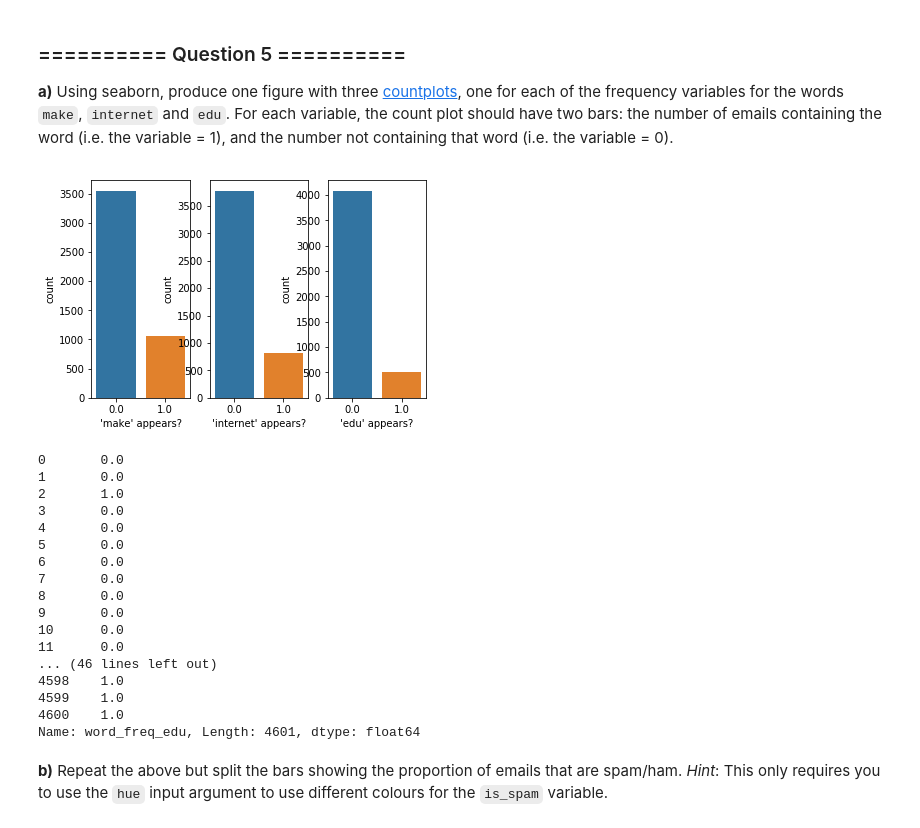
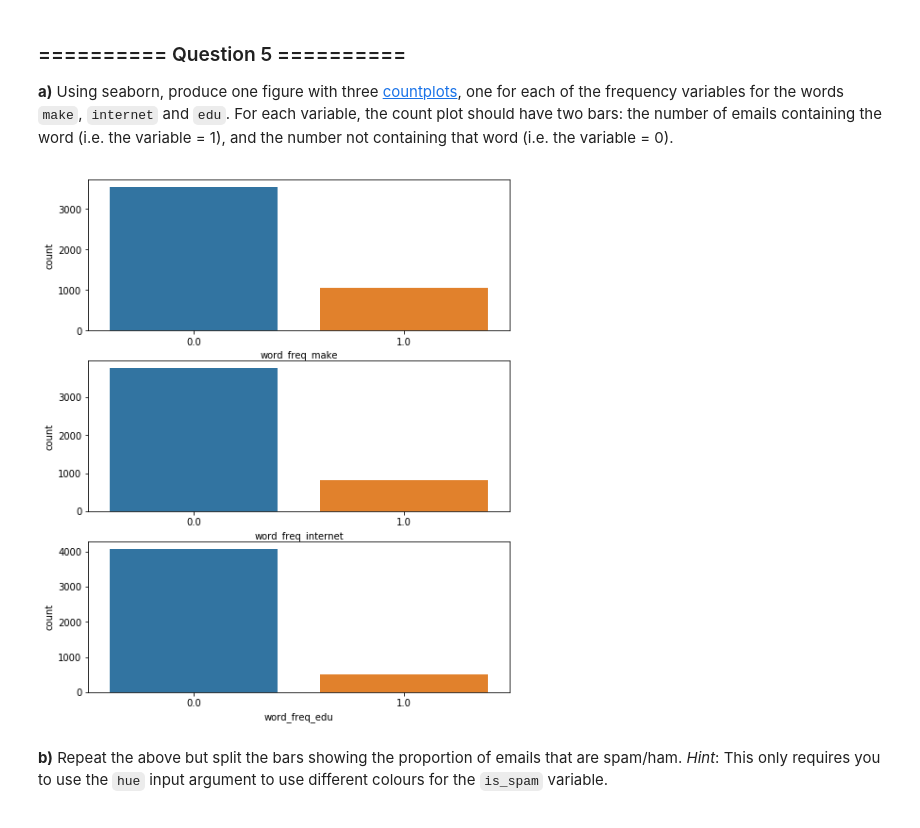
Before and after one commit to lauramasselos/iaml-labs, a Jupyter notebook: Labs/01 - Analysis and Visualisation.ipynb, the cells around one changed output. Saved outputs shown, nothing was run; the diff lists cells and outputs as text; code cells hidden in the pictures.

```diff
--- a/Labs/01 - Analysis and Visualisation.ipynb
+++ b/Labs/01 - Analysis and Visualisation.ipynb
@@ -161,7 +155,7 @@ spambase_binary = spambase.copy(deep=True)
 **b)** Convert all attributes in `spambase_binary` to Boolean values: 1 if the word or character is present in the email, or 0 otherwise.
 # %%
 # Your Code goes here:
-spambase_binary[spambase_binary>0.0] = 1.0
+spambase_binary[spambase_binary>0] = 1
 # %% [markdown]
 **c)** Display the 5 last observations of the transformed dataset.
 # %%
@@ -185,36 +179,13 @@ Now we want to get a feeling for how the presence or absence of some specific wo
 **a)** Using seaborn, produce one figure with three [countplots](https://seaborn.github.io/generated/seaborn.countplot.html?highlight=countplot#seaborn.countplot), one for each of the frequency variables for the words `make`, `internet` and `edu`. For each variable, the count plot should have two bars: the number of emails containing the word (i.e. the variable = 1), and the number not containing that word (i.e. the variable = 0).
 # %%
 # Your Code goes here:
-fig, ax = plt.subplots(1,3)
+fig, ax = plt.subplots(3,figsize=(8,10))
 make = sns.countplot(spambase_binary['word_freq_make'], ax=ax[0])
 internet = sns.countplot(spambase_binary['word_freq_internet'], ax=ax[1])
 edu = sns.countplot(spambase_binary['word_freq_edu'], ax=ax[2])
-make.set_xlabel("'make' appears?")
-internet.set_xlabel("'internet' appears?")
-edu.set_xlabel("'edu' appears?")
 fig.show()
 # %% [output]
-[figure, old version]
+[figure, new version]
-# %%
-spambase_binary['word_freq_edu']
-# %% [output]
-0       0.0
-1       0.0
-2       1.0
-3       0.0
-4       0.0
-5       0.0
-6       0.0
-7       0.0
-8       0.0
-9       0.0
-10      0.0
-11      0.0
-... (46 lines left out)
-4598    1.0
-4599    1.0
-4600    1.0
-Name: word_freq_edu, Length: 4601, dtype: float64
 # %% [markdown]
 **b)** Repeat the above but split the bars showing the proportion of emails that are spam/ham. *Hint*: This only requires you to use the `hue` input argument to use different colours for the `is_spam` variable.
 # %%
```
Also changed, not shown: parts of 14 cells of this notebook, 2 other files.
